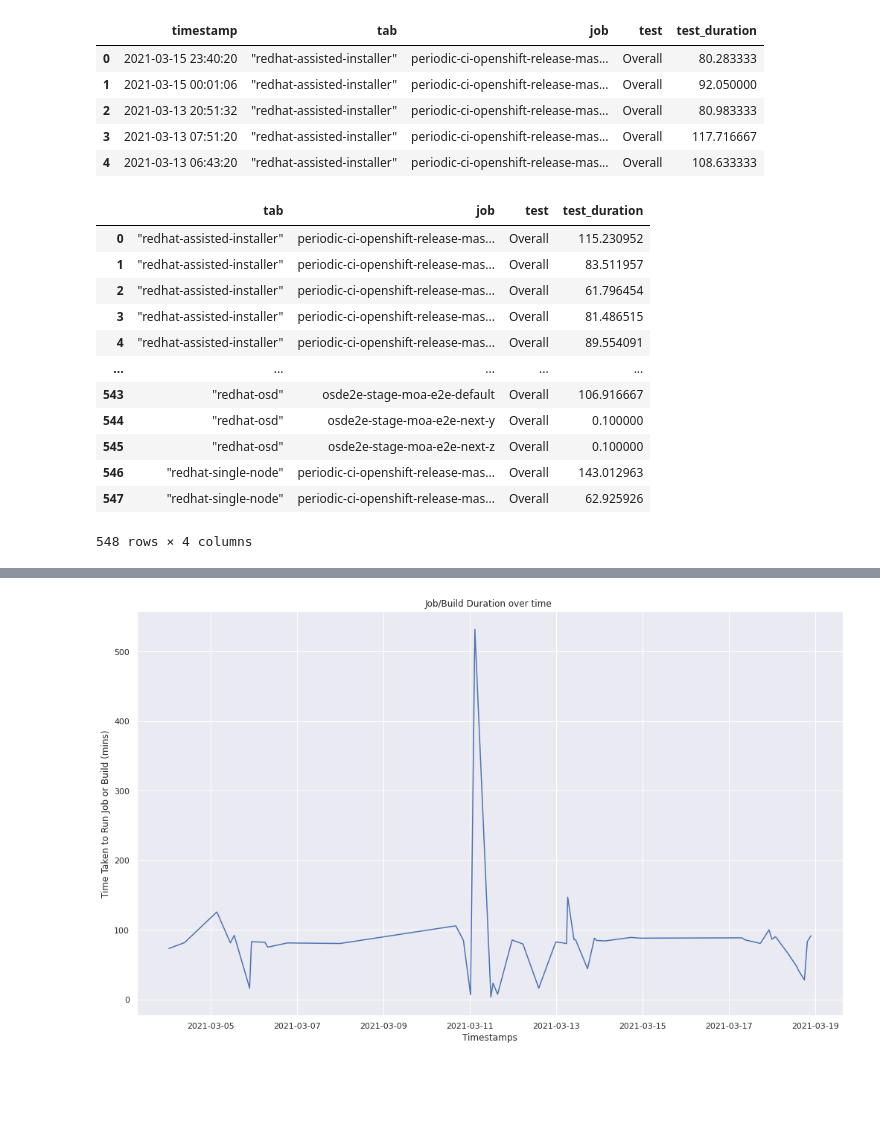
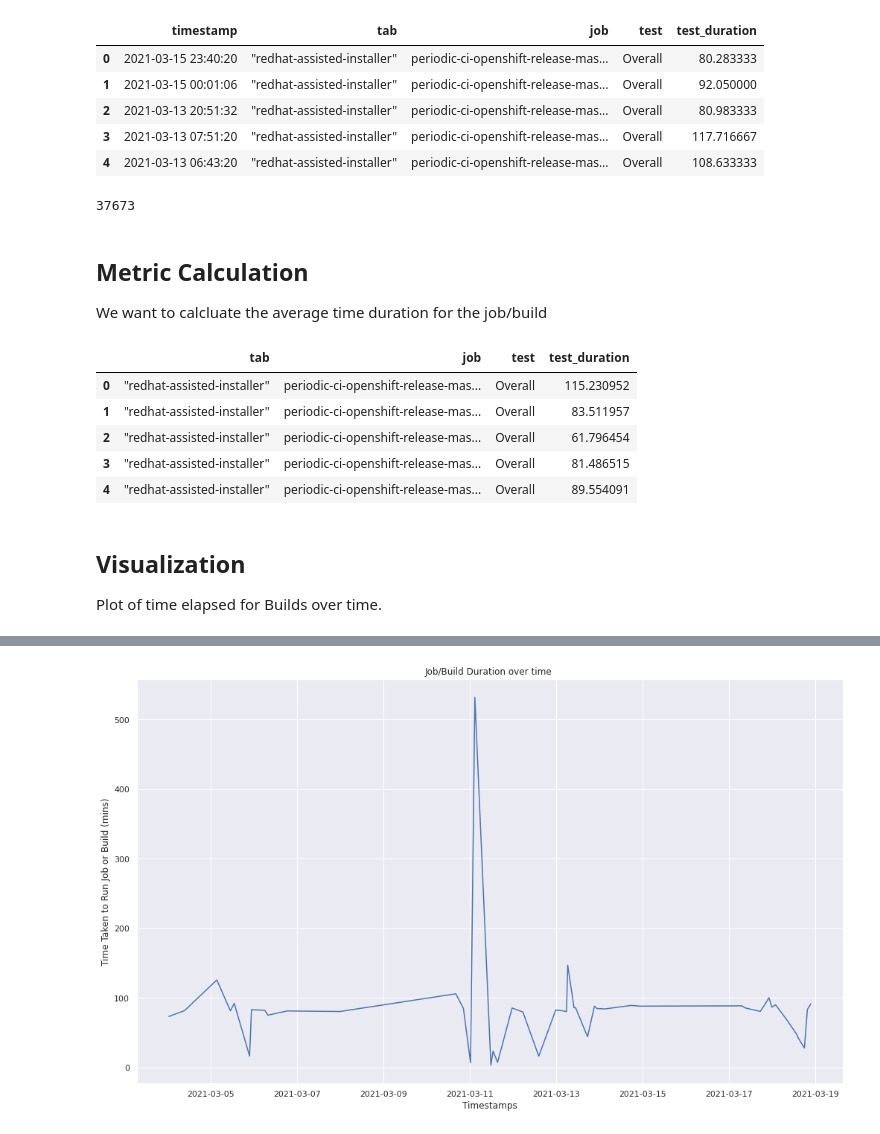
Before and after one commit to aicoe-aiops/ocp-ci-analysis, a Jupyter notebook: notebooks/data-sources/TestGrid/metrics/time_to_test.ipynb, the cells around one changed output, grey strips where cells are left out. Drawn from its saved outputs; the diff is of its cells as text; code cells hidden in the pictures; blank space fills up the shorter version.

Commit message:
converted time to test nb to automation metric template

```diff
--- a/notebooks/data-sources/TestGrid/metrics/time_to_test.ipynb
+++ b/notebooks/data-sources/TestGrid/metrics/time_to_test.ipynb
@@ -30,6 +31,2 @@ For extracting this metric, we will dig into the time series data in the detaile
 # %% [markdown]
 There are inbuilt Graphs within TestGrid for each Test in the job, which capture the time taken for running each test.
-# %%
-# Load test file
-with gzip.open("../../../../data/raw/testgrid_183.json.gz", "rb") as read_file:
-    testgrid_data = json.load(read_file)
@@ -37,0 +35,34 @@ testgrid_list = testgrid_labelwise_encoding(testgrid_data, None)
+# %%
+## Specify variables
+
+METRIC_NAME = "time_to_test"
+
+# Specify the path for input grid data,
+INPUT_DATA_PATH = "../../../../data/raw/testgrid_183.json.gz"
+
+# Specify the path for output metric data
+OUTPUT_DATA_PATH = f"../../../../data/processed/metrics/{METRIC_NAME}"
+
+## CEPH Bucket variables
+## Create a .env file on your local with the correct configs,
+s3_endpoint_url = os.getenv("S3_ENDPOINT")
+s3_access_key = os.getenv("S3_ACCESS_KEY")
+s3_secret_key = os.getenv("S3_SECRET_KEY")
+s3_bucket = os.getenv("S3_BUCKET")
+s3_path = os.getenv("S3_PROJECT_KEY", "metrics")
+s3_input_data_path = "raw_data"
+AUTOMATION = os.getenv("IN_AUTOMATION")
+# %%
+## Import data
+timestamp = datetime.datetime.today()
+
+if AUTOMATION:
+    filename = f"testgrid_{timestamp.day}{timestamp.month}.json"
+    cc = CephCommunication(s3_endpoint_url, s3_access_key, s3_secret_key, s3_bucket)
+    s3_object = cc.s3_resource.Object(s3_bucket, f"{s3_input_data_path}/{filename}")
+    file_content = s3_object.get()["Body"].read().decode("utf-8")
+    testgrid_data = json.loads(file_content)
+
+else:
+    with gzip.open(INPUT_DATA_PATH, "rb") as read_file:
+        testgrid_data = json.load(read_file)
@@ -62,23 +111,29 @@ testgrid_df.head()
 | 2 | 2021-03-13 20:51:32 | "redhat-assisted-installer" | periodic-ci-openshift-release-mas... | Overall | 80.983333 |
 | 3 | 2021-03-13 07:51:20 | "redhat-assisted-installer" | periodic-ci-openshift-release-mas... | Overall | 117.716667 |
 | 4 | 2021-03-13 06:43:20 | "redhat-assisted-installer" | periodic-ci-openshift-release-mas... | Overall | 108.633333 |
+# %%
+len(testgrid_df)
+# %% [output]
+37673
+# %% [markdown]
+## Metric Calculation
+We want to calcluate the average time duration for the job/build
 # %%
-# Calcluate average time duration for the job/build
-testgrid_df.groupby(["tab", "job", "test"])["test_duration"].mean().reset_index()
+average_time = (
+    testgrid_df.groupby(["tab", "job", "test"])["test_duration"].mean().reset_index()
+)
-# %% [output]
-|  | tab | job | test | test_duration |
-| 0 | "redhat-assisted-installer" | periodic-ci-openshift-release-mas... | Overall | 115.230952 |
-| 1 | "redhat-assisted-installer" | periodic-ci-openshift-release-mas... | Overall | 83.511957 |
-| 2 | "redhat-assisted-installer" | periodic-ci-openshift-release-mas... | Overall | 61.796454 |
-| 3 | "redhat-assisted-installer" | periodic-ci-openshift-release-mas... | Overall | 81.486515 |
-| 4 | "redhat-assisted-installer" | periodic-ci-openshift-release-mas... | Overall | 89.554091 |
-| ... | ... | ... | ... | ... |
-| 543 | "redhat-osd" | osde2e-stage-moa-e2e-default | Overall | 106.916667 |
-| 544 | "redhat-osd" | osde2e-stage-moa-e2e-next-y | Overall | 0.100000 |
-| 545 | "redhat-osd" | osde2e-stage-moa-e2e-next-z | Overall | 0.100000 |
-| 546 | "redhat-single-node" | periodic-ci-openshift-release-mas... | Overall | 143.012963 |
-| 547 | "redhat-single-node" | periodic-ci-openshift-release-mas... | Overall | 62.925926 |
-548 rows × 4 columns
+# %%
+average_time.head()
+# %% [output]
+|  | tab | job | test | test_duration |
+| 0 | "redhat-assisted-installer" | periodic-ci-openshift-release-mas... | Overall | 115.230952 |
+| 1 | "redhat-assisted-installer" | periodic-ci-openshift-release-mas... | Overall | 83.511957 |
+| 2 | "redhat-assisted-installer" | periodic-ci-openshift-release-mas... | Overall | 61.796454 |
+| 3 | "redhat-assisted-installer" | periodic-ci-openshift-release-mas... | Overall | 81.486515 |
+| 4 | "redhat-assisted-installer" | periodic-ci-openshift-release-mas... | Overall | 89.554091 |
+# %% [markdown]
+## Visualization
+Plot of time elapsed for Builds over time.
 # %%
 df = (
     testgrid_df.groupby(["tab", "job", "test"])
```
Also changed, not shown: parts of 14 cells of this notebook.
